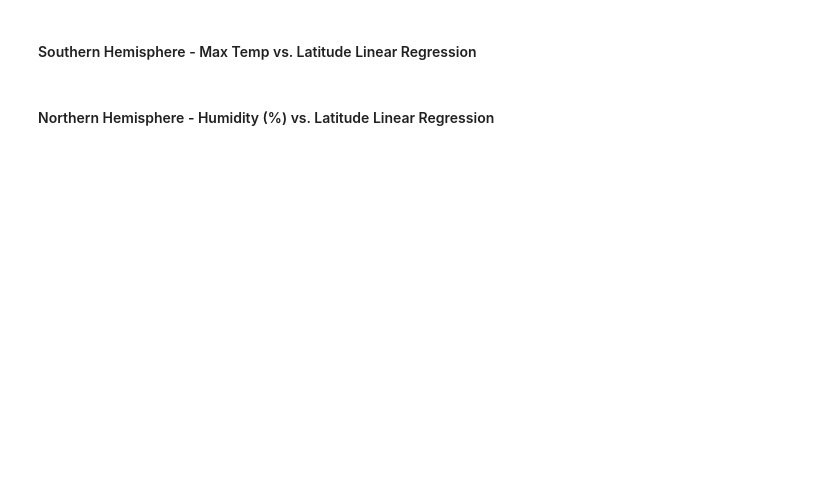
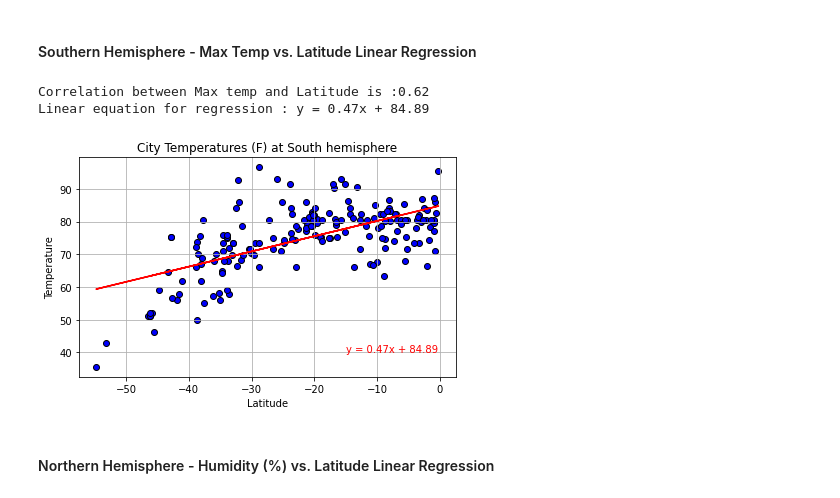
Before and after one commit to skunnath2020/python-api-challenge, a Jupyter notebook: WeatherPy/WeatherPy.ipynb, the cells around one changed output. Cells and saved outputs as stored; diff of their text form; code cells hidden in the pictures; blank space fills up the shorter version.

```diff
--- a/WeatherPy/WeatherPy.ipynb
+++ b/WeatherPy/WeatherPy.ipynb
@@ -245,4 +268,33 @@ ValueError: x and y must have same first dimension, but have shapes (382,) and (
 # %% [markdown]
 ####  Southern Hemisphere - Max Temp vs. Latitude Linear Regression
+# %%
+x_values=southern['Lat']
+y_values=southern["Max temp"]
+
+#Calculating correlation and regression
+correlation = st.pearsonr(x_values, y_values)
+print(f'Correlation between Max temp and Latitude is :{round(correlation[0], 2)}')
+(slope, intercept, rvalue, pvalue, stderr) = st.linregress(x_values, y_values)
+r_val = slope * southern['Lat'] + intercept
+linear_equ=f'y = {str(round(slope,2))}x + {str(round(intercept,2))}'
+print(f'Linear equation for regression : {linear_equ} ')
+
+#plot the linear regression model
+plt.scatter(x_values,
+            y_values,
+            facecolors='blue',
+            edgecolors='black'
+            )
+plt.title("City Temperatures (F) at South hemisphere")
+plt.xlabel("Latitude")
+plt.ylabel("Temperature")
+plt.annotate(linear_equ, (-15, 40), fontsize=10, color='red')
+plt.plot(x_values,r_val, "r-")
+plt.tight_layout()
+plt.grid()
+# %% [output]
+Correlation between Max temp and Latitude is :0.62
+Linear equation for regression : y = 0.47x + 84.89
+[figure, added]
 # %% [markdown]
 ####  Northern Hemisphere - Humidity (%) vs. Latitude Linear Regression
```
Also changed, not shown: parts of 19 cells of this notebook.
